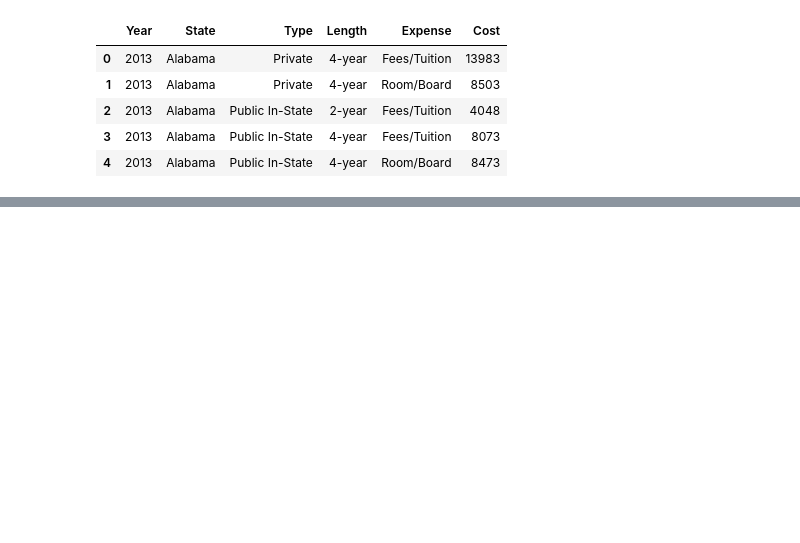
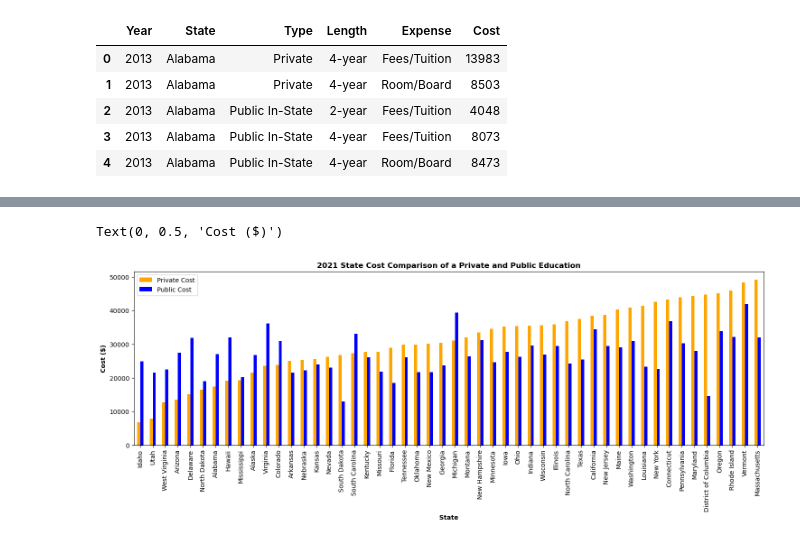
Before and after one commit to anthonybpino/Project-1-Undergrad-Student-Data, a Jupyter notebook: cost_state_2021.ipynb, the cells around one changed output, grey strips where cells are left out. Drawn from its saved outputs; the diff is of its cells as text; code cells hidden in the pictures; blank space fills up the shorter version.

```diff
--- a/cost_state_2021.ipynb
+++ b/cost_state_2021.ipynb
@@ -126,0 +94,11 @@ plt.show()
+# %%
+df_combined = pd.concat([school_private, school_fouryear_public], axis=1)
+df_combined = df_combined.dropna()
+df_combined.plot.bar(figsize = (18, 5), color = ["orange", "blue"])
+plt.legend(labels=["Private Cost", "Public Cost"])
+plt.title("2021 State Cost Comparison of a Private and Public Education", fontweight = "bold")
+plt.xlabel("State", fontweight="bold")
+plt.ylabel("Cost ($)", fontweight="bold")
+# %% [output]
+Text(0, 0.5, 'Cost ($)')
+[figure, added]
```
Also changed, not shown: parts of 16 cells of this notebook, 5 other files.
